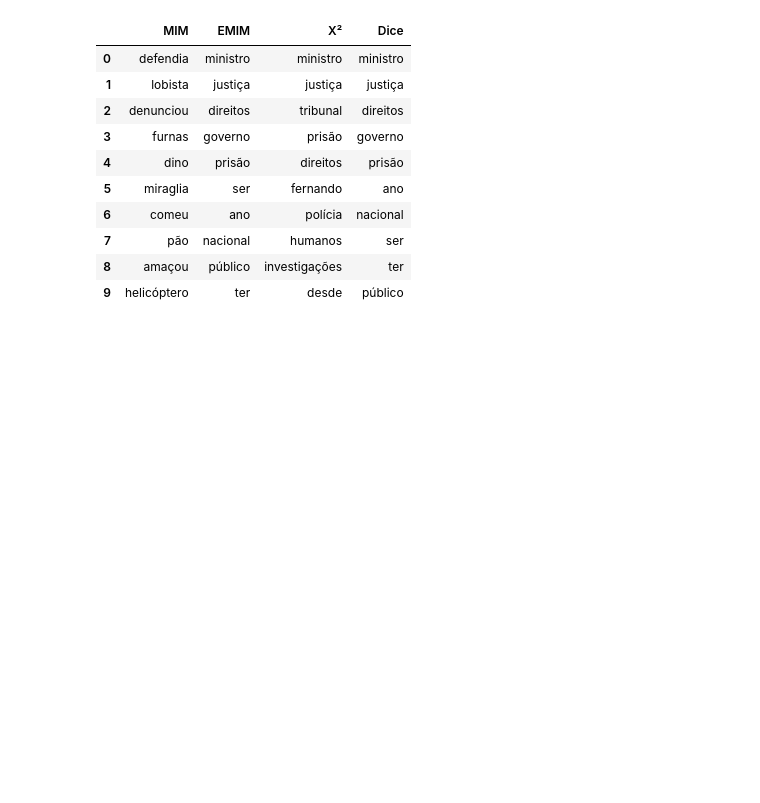
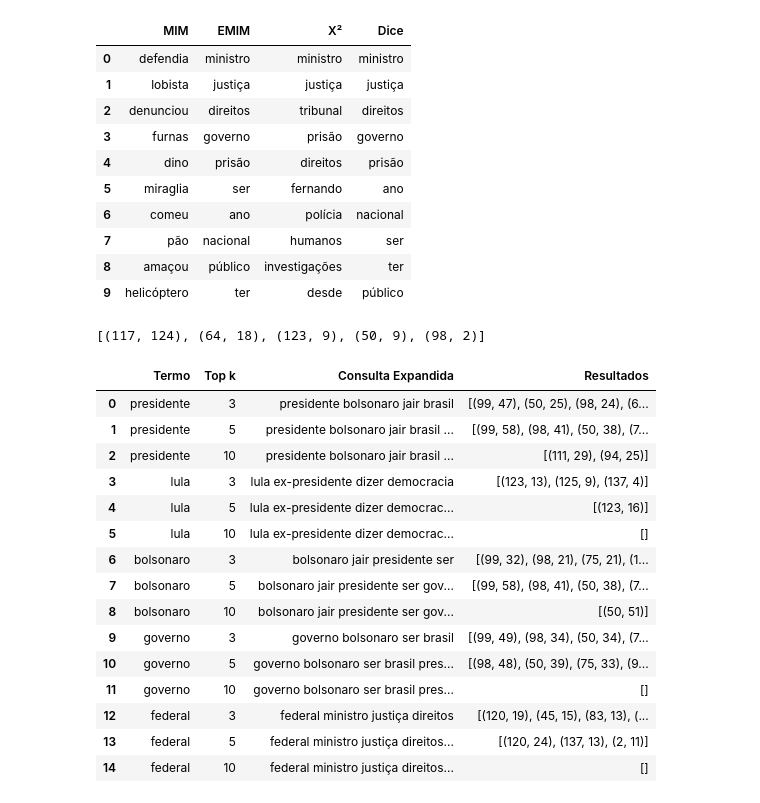
Before and after one commit to valterlucena/recuperacao-informacao, a Jupyter notebook: query-expansion/query_expansion.ipynb, the cells around one changed output. Cells and saved outputs as stored; diff of their text form; code cells hidden in the pictures; blank space fills up the shorter version.

```diff
--- a/query-expansion/query_expansion.ipynb
+++ b/query-expansion/query_expansion.ipynb
@@ -208,3 +236,74 @@ build_table(termos[4])
 | 7 | pão | nacional | humanos | ser |
 | 8 | amaçou | público | investigações | ter |
 | 9 | helicóptero | ter | desde | público |
+# %%
+'''
+  Busca documento-por-vez conjuntiva
+'''
+def conjuctive_query(query, index, k):
+  inverted_lists = []
+  results = []
+
+  for term in query.split():
+    if term in index.keys():
+      inverted_list = index[term]
+      inverted_lists.append(inverted_list)
+
+  documents = [item for inverted_list in inverted_lists for item in inverted_list.items()]
+  documents = sorted(documents, key = lambda x: x[0])
+
+  for i in range(len(documents)):
+    score = 0
+    d,f = documents.pop()
+    repeat = 1
+    for document,freq in documents:
+      if document == d:
+        score += freq
+        repeat += 1
+    if score != 0 and repeat == len(inverted_lists):
+      score += f
+      hp.heappush(results, (score, d))
+  return [(d,s) for (s,d) in hp.nlargest(k, results)]
+# %% [output]
+[(117, 124), (64, 18), (123, 9), (50, 9), (98, 2)]
+# %%
+'''
+  Expande a consulta com os k termos melhores rankeados para a métrica selecionada
+'''
+def expanded_query(term, metric, top_k):
+  terms = [word for word,_ in termos_metricas[term][metric][0:top_k]]
+  new_query = term + ' ' + ' '.join(terms)
+  return (new_query, conjuctive_query(new_query, index, 10))
+
+termo_antigo = []
+queries = []
+results = []
+top_k = []
+for termo in termos:
+  for i in [3, 5, 10]:
+    query, result = expanded_query(termo, 'emim', i)
+    termo_antigo.append(termo)
+    queries.append(query)
+    results.append(result)
+    top_k.append(i)
+
+pd.options.display.max_colwidth = 160
+data = {'Termo': termo_antigo, 'Top k': top_k, 'Consulta Expandida': queries, 'Resultados': results}
+pd.DataFrame(data)
+# %% [output]
+|  | Termo | Top k | Consulta Expandida | Resultados |
+| 0 | presidente | 3 | presidente bolsonaro jair brasil | [(99, 47), (50, 25), (98, 24), (6... |
+| 1 | presidente | 5 | presidente bolsonaro jair brasil ... | [(99, 58), (98, 41), (50, 38), (7... |
+| 2 | presidente | 10 | presidente bolsonaro jair brasil ... | [(111, 29), (94, 25)] |
+| 3 | lula | 3 | lula ex-presidente dizer democracia | [(123, 13), (125, 9), (137, 4)] |
+| 4 | lula | 5 | lula ex-presidente dizer democrac... | [(123, 16)] |
+| 5 | lula | 10 | lula ex-presidente dizer democrac... | [] |
+| 6 | bolsonaro | 3 | bolsonaro jair presidente ser | [(99, 32), (98, 21), (75, 21), (1... |
+| 7 | bolsonaro | 5 | bolsonaro jair presidente ser gov... | [(99, 58), (98, 41), (50, 38), (7... |
+| 8 | bolsonaro | 10 | bolsonaro jair presidente ser gov... | [(50, 51)] |
+| 9 | governo | 3 | governo bolsonaro ser brasil | [(99, 49), (98, 34), (50, 34), (7... |
+| 10 | governo | 5 | governo bolsonaro ser brasil pres... | [(98, 48), (50, 39), (75, 33), (9... |
+| 11 | governo | 10 | governo bolsonaro ser brasil pres... | [] |
+| 12 | federal | 3 | federal ministro justiça direitos | [(120, 19), (45, 15), (83, 13), (... |
+| 13 | federal | 5 | federal ministro justiça direitos... | [(120, 24), (137, 13), (2, 11)] |
+| 14 | federal | 10 | federal ministro justiça direitos... | [] |
```
Also changed, not shown: parts of 13 cells of this notebook.
